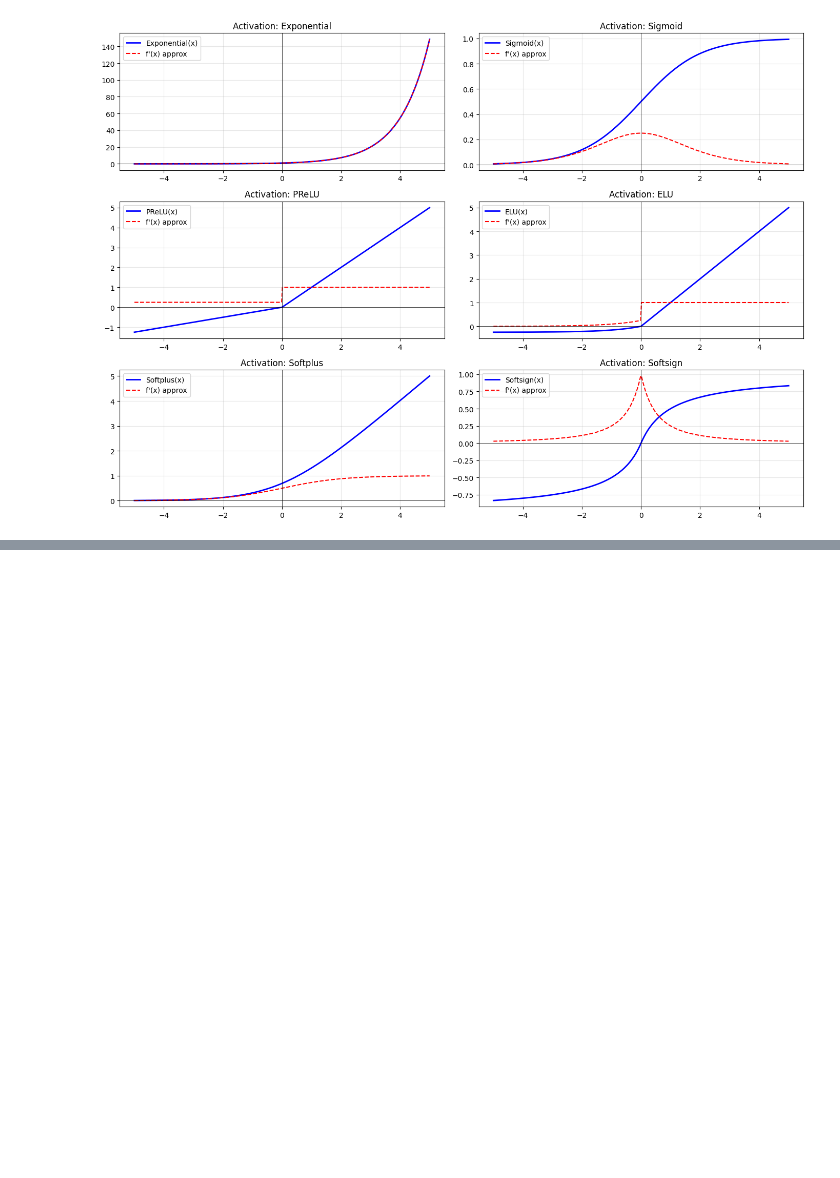
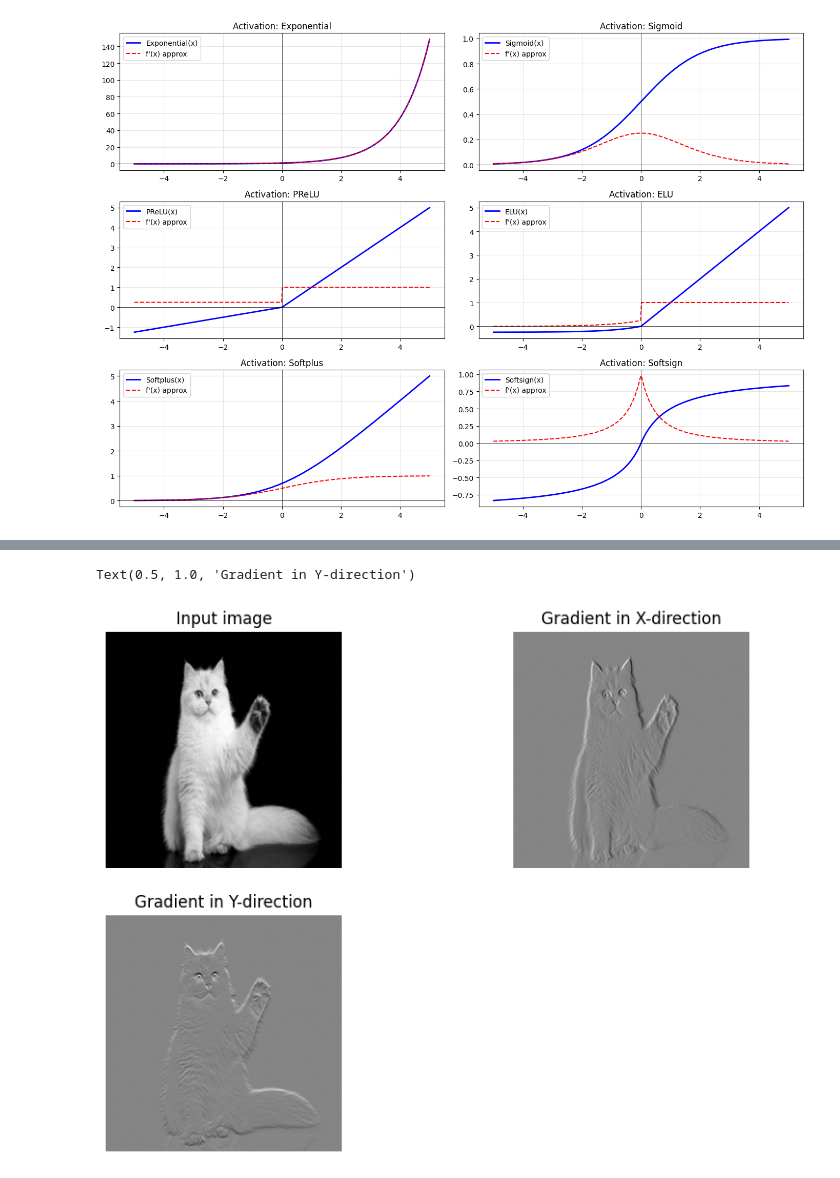
Before and after one commit to Chef221/AIO_Code, a Jupyter notebook: AI_Code/MathAI.ipynb, the cells around one changed output, grey strips where cells are left out. Saved outputs shown, nothing was run; the diff lists cells and outputs as text; code cells hidden in the pictures; blank space fills up the shorter version.

```diff
--- a/AI_Code/MathAI.ipynb
+++ b/AI_Code/MathAI.ipynb
@@ -291,0 +480,48 @@ plt.show()
+# %%
+# USING CONVOLUTION
+
+def computeGradientUsingConv(image, kernel):
+    w = len(image[0])
+    h = len(image)
+    x_derivative = [[0] * w for _ in range(h)]
+    k = 1
+    for i in range(1, h - 1, 1):
+        for j in range(1, w - 1, 1):
+            image_region = (row[j - k: j + k + 1] for row in cat_image_list[i - k: i + k + 1])
+            x_derivative[i][j] = sum(sum(j[0] * j[1] for j in zip(i[0], i[1])) for i in zip(kernel, image_region))
+    return x_derivative
+
+x_kernel = [
+    [-1, 0, 1],
+    [-2, 0, 2],
+    [-1, 0, 1]
+]
+x_gradient = computeGradientUsingConv(cat_image_list, x_kernel)
+y_kernel = [
+    [-1, -2, -1],
+    [0, 0, 0],
+    [1, 2, 1]
+]
+y_gradient = computeGradientUsingConv(cat_image_list, y_kernel)
+
+# create figure
+fig = plt.figure(figsize=(10, 7))
+
+# showing image
+fig.add_subplot(2, 2, 1)
+plt.imshow(cat_image, cmap = 'gray')
+plt.axis('off')
+plt.title('Input image')
+
+fig.add_subplot(2, 2, 2)
+plt.imshow(x_derivative, cmap = 'gray')
+plt.axis('off')
+plt.title('Gradient in X-direction')
+
+fig.add_subplot(2, 2, 3)
+plt.imshow(y_derivative, cmap = 'gray')
+plt.axis('off')
+plt.title('Gradient in Y-direction')
+# %% [output]
+Text(0.5, 1.0, 'Gradient in Y-direction')
+[figure, added]
```
Also changed, not shown: parts of 3 cells of this notebook.
